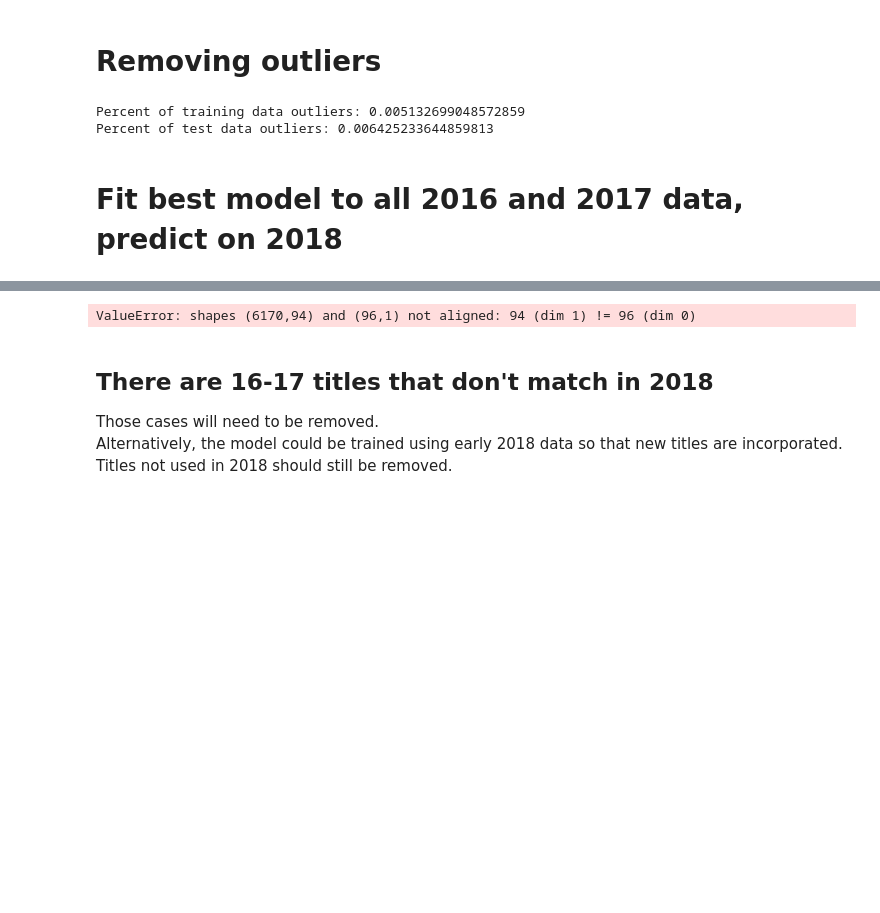
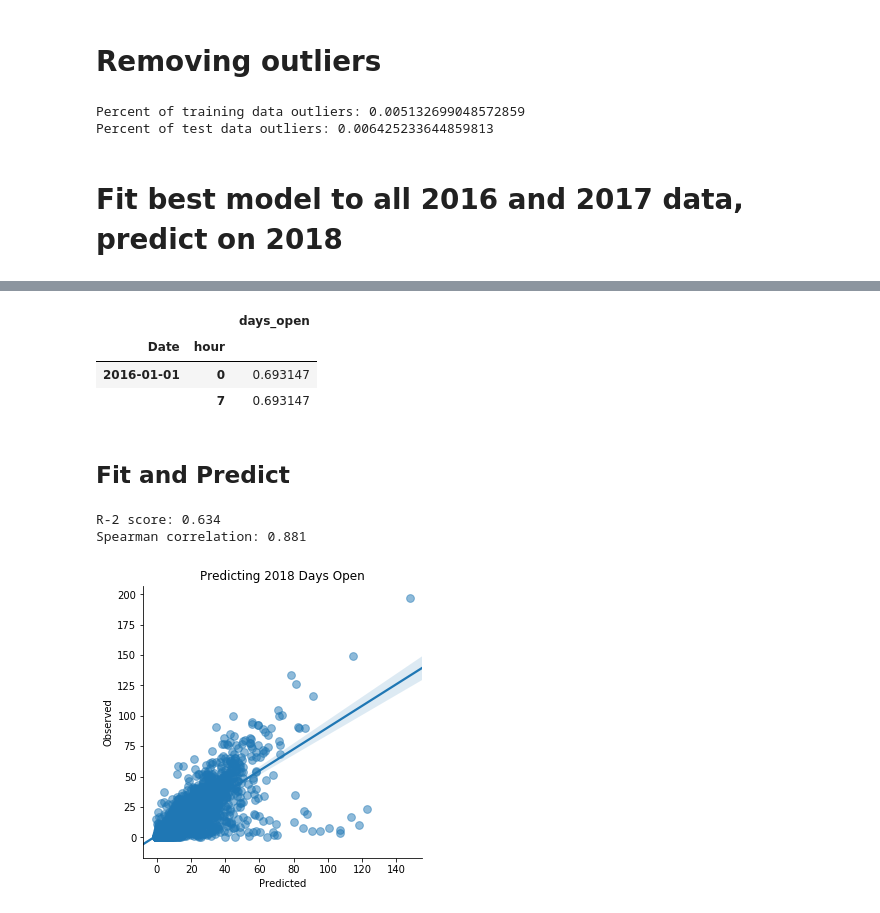
Before and after one commit to lwdee/Springboard, a Jupyter notebook: Capstone/Capstone_1_Machine_Learning.ipynb, the cells around one changed output, grey strips where cells are left out. Saved outputs shown, nothing was run; the diff lists cells and outputs as text; code cells hidden in the pictures; blank space fills up the shorter version.

```diff
--- a/Capstone/Capstone_1_Machine_Learning.ipynb
+++ b/Capstone/Capstone_1_Machine_Learning.ipynb
@@ -1050,8 +1089,9 @@ df18.head(2)
 # %%
-#### CREATE X VARIABLES
+#### CREATE 2018 X VARIABLES ####
 
 
 ### Categorical Columns ###
+
 # Create X columns - Title feature by hour
 df18_titles_hr = df18[['Date', 'hour', 'title']]
 
@@ -1067,8 +1107,9 @@ X_titles_18 = X_titles_18.groupby(['Date', 'hour']).sum().astype('float64')
 
 
 ### Numerical Columns ###
+
 #Extract only numerical features available in the 311 API
-df_num_18 = df18_closed[['Date', 'hour', 'week_day', 'opened_month', 'x_geom', 'y_geom']]
+df_num_18 = df18[['Date', 'hour', 'week_day', 'opened_month', 'x_geom', 'y_geom']]
 
 #Aggregate by the hour
 X_nums_18 = df_num_18.groupby(['Date', 'hour']).sum()
@@ -1086,7 +1127,11 @@ X_18.head(2)
 | 2017-12-31 | 18.0 | 0.0 | 0.0 | 0.0 | 0.0 | ... |
 | 2017-12-31 | 21.0 | 0.0 | 0.0 | 0.0 | 0.0 | ... |
 # %%
-### Target Column ###
+### 2018 Target Column ###
+
+# Drop any 0 values before taking the log
+df18 = df18[df18.days_open != 0]
+
 # Scale with log function
 df18['days_open'] = np.log(df18['days_open'])
 
@@ -1110,31 +1194,54 @@ See the caveats in the documentation: http://pandas.pydata.org/pandas-docs/stabl
+# %%
+### 2016/2017 Target Column ###
+
+# Drop any 0 values before taking the log
+df1617 = df1617[df1617.days_open != 0]
+
+# Scale with log function
+df1617['days_open'] = np.log(df1617['days_open'])
+
+# Create y (target variable)
+y_1617 = df1617[['Date', 'hour', 'days_open']]
+
+# aggregate by day and by HOUR
+y_1617 = y_1617.groupby(['Date', 'hour']).sum()
+
+y_1617.head(2)
+# %% [output]
+|  |  | days_open |
+| Date | hour |  |
+| 2016-01-01 | 0 | 0.693147 |
+|  | 7 | 0.693147 |
+# %% [markdown]
+## Fit and Predict
 # %%
 # Fit model to 16-17 data
 ridge = Ridge(alpha=10, fit_intercept=True, random_state=44)
-ridge.fit(X_311, y)
+ridge.fit(X_1617, y_1617)
 
 # Predict and view stats
 predicted_18 = ridge.predict(X_18)
 score_18 = r2_score(y_18, predicted_18)
 spearman = spearmanr(y_18, predicted_18)
 pearson = pearsonr(y_18, predicted_18)
 print(f'R-2 score: {score_18:>5.3}')
 print(f'Spearman correlation: {spearman[0]:.3}')
-print(f'Pearson correlation: {pearson[0]:.3}')
+#print(f'Pearson correlation: {pearson[0]:.3}')
 
 # scatter plot between predicted days_open and actuals
-fig, ax = plt.subplots(figsize=(6, 5))
+fig, ax = plt.subplots(figsize=(5, 5))
 sns.regplot(x=ridge.predict(X_18), y=y_18['days_open'], fit_reg = True, scatter_kws={
     'alpha':0.5, 's':60})
 
 plt.xlabel("Predicted")
 plt.ylabel("Observed")
 plt.title("Predicting 2018 Days Open")
 ax.spines['top'].set_visible(False)
 ax.spines['right'].set_visible(False)
 plt.show()
+
+fig.savefig('Images/Final_311_Prediction.png')
 # %% [output]
-ValueError: shapes (6170,94) and (96,1) not aligned: 94 (dim 1) != 96 (dim 0)
+R-2 score: 0.634
+Spearman correlation: 0.881
+[figure, added]
-# %% [markdown]
-## There are 16-17 titles that don't match in 2018
-Those cases will need to be removed.
-Alternatively, the model could be trained using early 2018 data so that new titles are incorporated. Titles not used in 2018 should still be removed.
```
Also changed, not shown: parts of 12 cells of this notebook.
